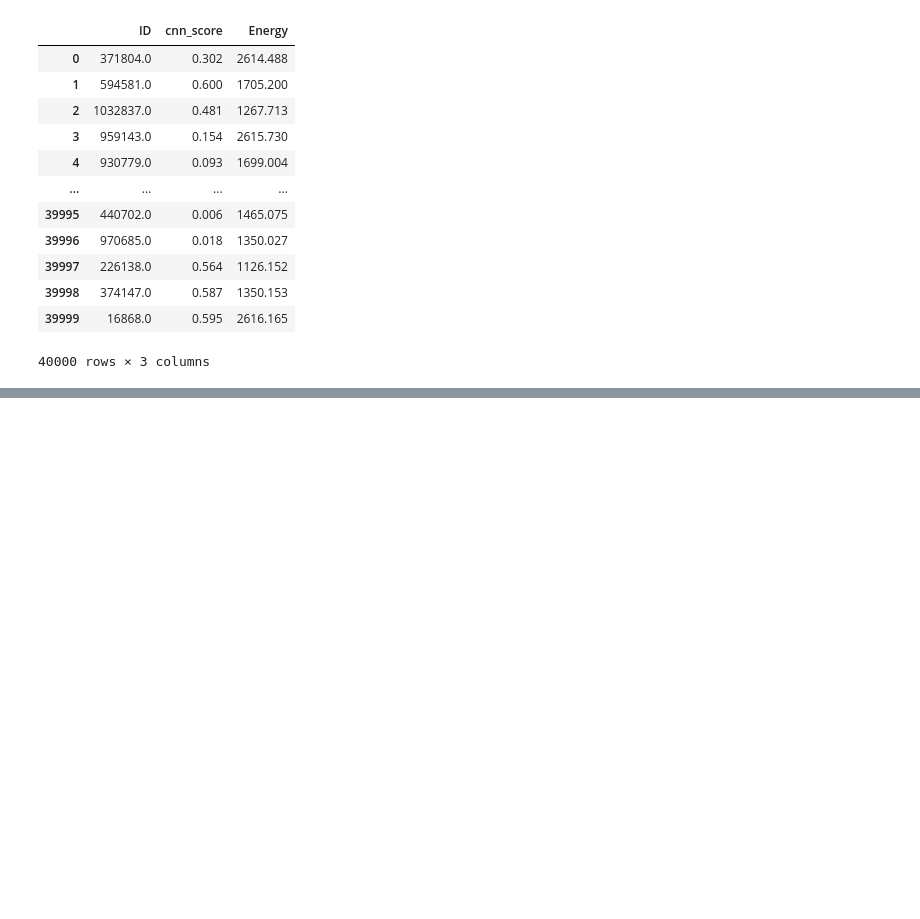
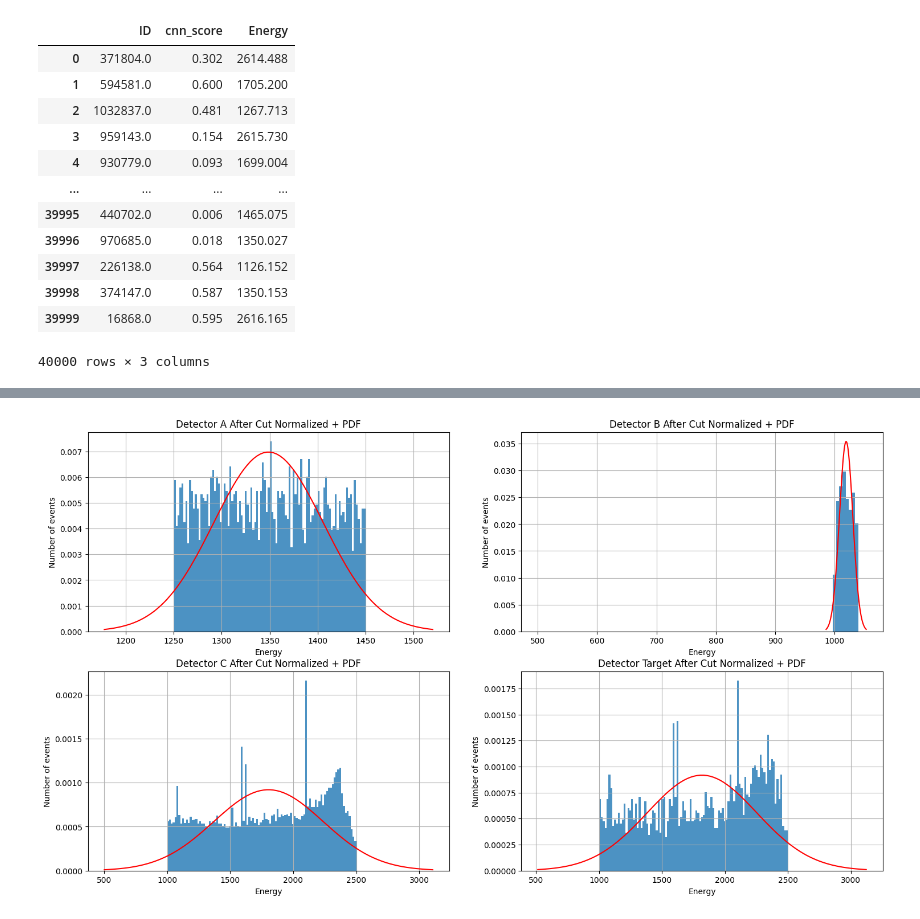
Before and after one commit to melissamp03/DSC291_FINAL-PROJECT, a Jupyter notebook: DSC291_Final-Project_2025.ipynb, the cells around one changed output, grey strips where cells are left out. Cells and saved outputs as stored; diff of their text form; code cells hidden in the pictures; blank space fills up the shorter version.

```diff
--- a/DSC291_Final-Project_2025.ipynb
+++ b/DSC291_Final-Project_2025.ipynb
@@ -150,0 +202,6 @@ plt.show()
+# %%
+from statistics import NormalDist
+normA = NormalDist.from_samples(detectorA_cut['Energy'])
+normB = NormalDist.from_samples(detectorB_cut['Energy'])
+normC = NormalDist.from_samples(detectorC_cut['Energy'])
+normTarget = NormalDist.from_samples(target_cut['Energy'])
@@ -150,0 +218,48 @@ plt.show()
+# %%
+pdfA_x = np.linspace(normA.mean - 3*normA.stdev, normA.mean + 3*normA.stdev, 100)
+pdfA_values = norm.pdf(pdfA_x, normA.mean, normA.stdev)
+
+pdfB_x = np.linspace(normB.mean - 3*normB.stdev, normB.mean + 3*normB.stdev, 100)
+pdfB_values = norm.pdf(pdfB_x, normB.mean, normB.stdev)
+
+pdfC_x = np.linspace(normC.mean - 3*normC.stdev, normC.mean + 3*normC.stdev, 100)
+pdfC_values = norm.pdf(pdfC_x, normC.mean, normC.stdev)
+
+pdfTarget_x = np.linspace(normTarget.mean - 3*normTarget.stdev, normTarget.mean + 3*normTarget.stdev, 100)
+pdfTarget_values = norm.pdf(pdfTarget_x, normTarget.mean, normTarget.stdev)
+# %%
+plt.figure(figsize=(18, 10))
+
+plt.subplot(2, 2, 1)
+plt.hist(detectorA_cut["Energy"], density=True,  bins=100, alpha=0.8, range=(A_cut_range[0], A_cut_range[1]))
+plt.plot(pdfA_x, pdfA_values, color='red')
+plt.xlabel('Energy')
+plt.ylabel('Number of events')
+plt.title('Detector A After Cut Normalized + PDF')
+plt.grid(True)
+
+plt.subplot(2, 2, 2)
+plt.hist(detectorB_cut["Energy"], density=True, bins=100, alpha=0.8, range=(B_cut_range[0], B_cut_range[1]))
+plt.plot(pdfB_x, pdfB_values, color='red')
+plt.xlabel('Energy')
+plt.ylabel('Number of events')
+plt.title('Detector B After Cut Normalized + PDF')
+plt.grid(True)
+
+plt.subplot(2, 2, 3)
+plt.hist(detectorC_cut["Energy"], density=True, bins=100, alpha=0.8, range=(C_cut_range[0], C_cut_range[1]))
+plt.plot(pdfC_x, pdfC_values, color='red')
+plt.xlabel('Energy')
+plt.ylabel('Number of events')
+plt.title('Detector C After Cut Normalized + PDF')
+plt.grid(True)
+
+plt.subplot(2, 2, 4)
+plt.hist(target_cut["Energy"], density=True, bins=100, alpha=0.8, range=(target_cut_range[0], target_cut_range[1]))
+plt.plot(pdfTarget_x, pdfTarget_values, color='red')
+plt.xlabel('Energy')
+plt.ylabel('Number of events')
+plt.title('Detector Target After Cut Normalized + PDF')
+plt.grid(True)
+# %% [output]
+[figure, added]
```
Also changed, not shown: parts of 13 cells of this notebook.
